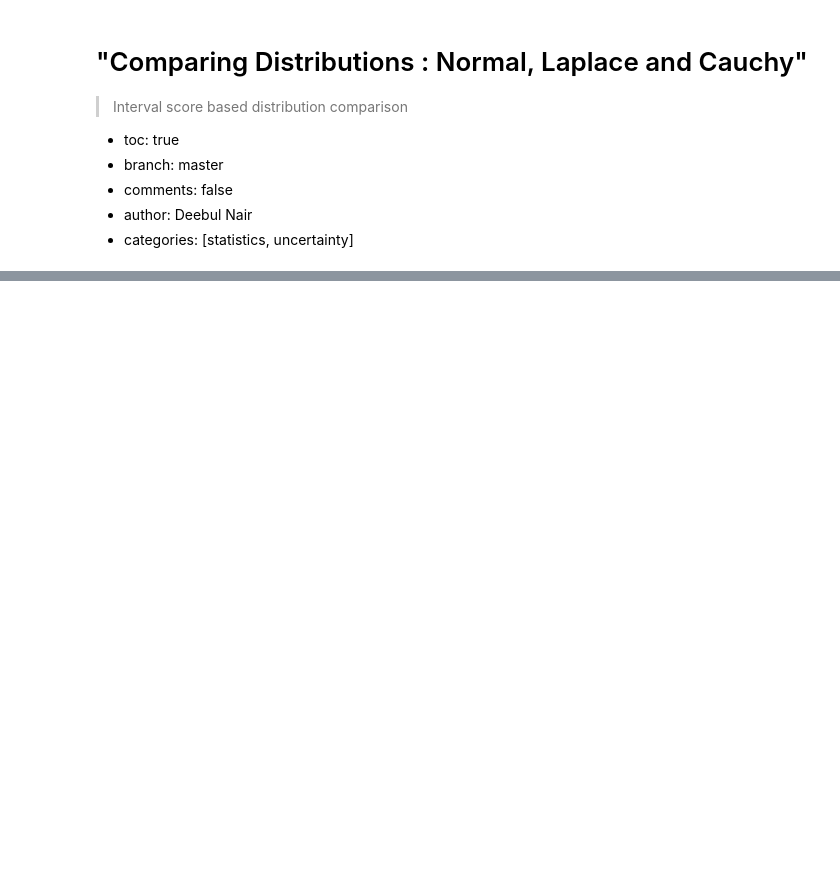
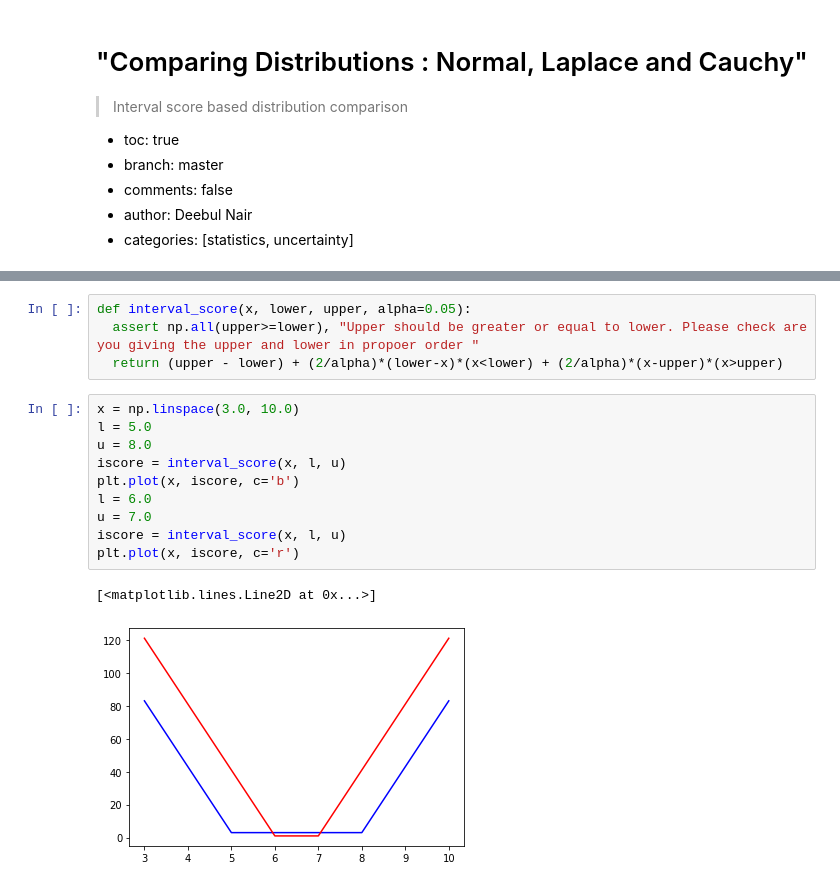
Before and after one commit to deebuls/devblog, a Jupyter notebook: 2022-12-15-comparing-Normal-Laplace-Cacuhy-Distirbutions-Interval-score.ipynb, the cells around one changed output, grey strips where cells are left out. Drawn from its saved outputs; the diff is of its cells as text; blank space fills up the shorter version.

```diff
--- a/2022-12-15-comparing-Normal-Laplace-Cacuhy-Distirbutions-Interval-score.ipynb
+++ b/2022-12-15-comparing-Normal-Laplace-Cacuhy-Distirbutions-Interval-score.ipynb
@@ -26,0 +82,17 @@ For example: the above distirbutions how all of them have peak at 10 but how to
+# %%
+def interval_score(x, lower, upper, alpha=0.05):
+  assert np.all(upper>=lower), "Upper should be greater or equal to lower. Please check are you giving the upper and lower in propoer order "
+  return (upper - lower) + (2/alpha)*(lower-x)*(x<lower) + (2/alpha)*(x-upper)*(x>upper)
+# %%
+x = np.linspace(3.0, 10.0)
+l = 5.0
+u = 8.0
+iscore = interval_score(x, l, u)
+plt.plot(x, iscore, c='b')
+l = 6.0
+u = 7.0
+iscore = interval_score(x, l, u)
+plt.plot(x, iscore, c='r')
+# %% [output]
+[<matplotlib.lines.Line2D at 0x...>]
+[figure, added]
```
Also changed, not shown: parts of 11 cells of this notebook.
